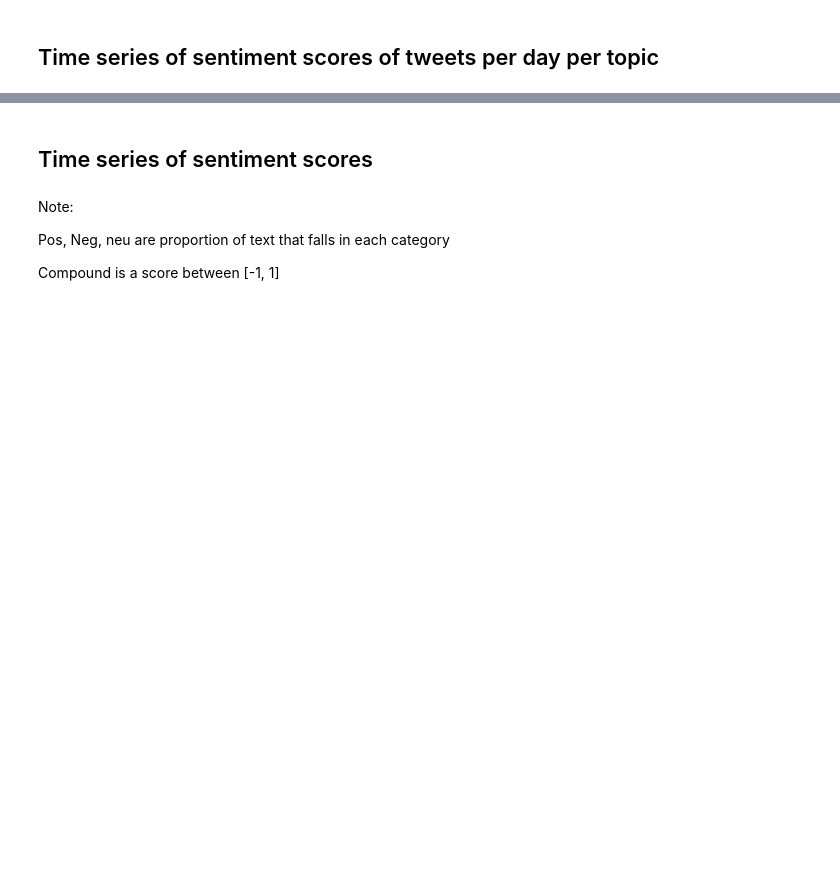
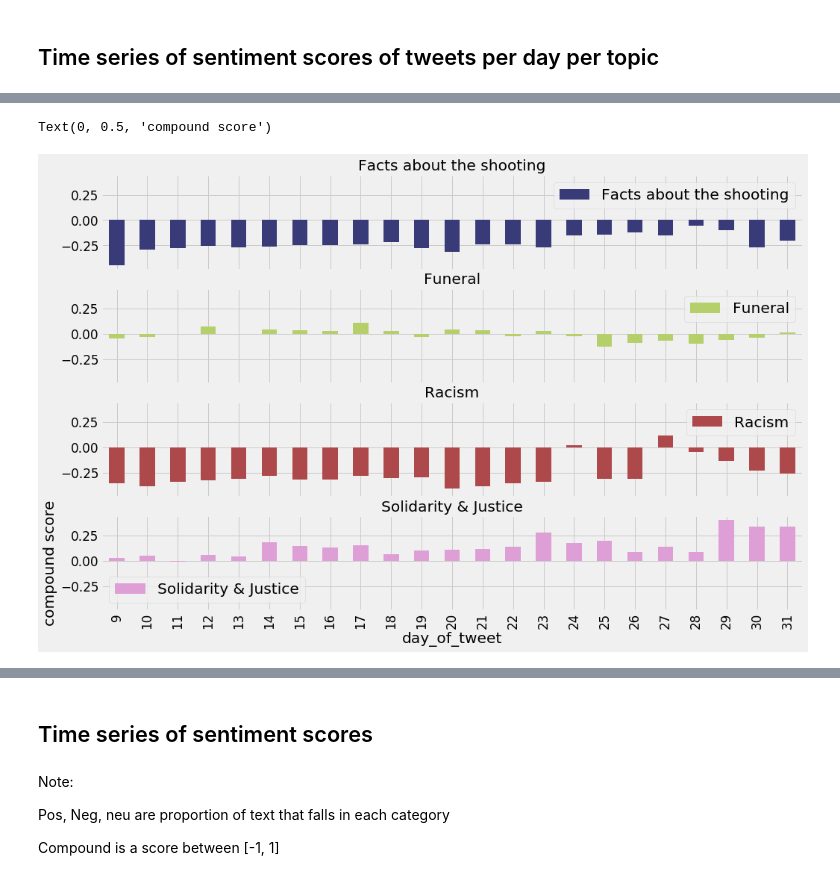
Before and after one commit to opardo/BlackLivesMatter, a Jupyter notebook: Vader_LIWC/Topics_sentimentstimeseries.ipynb, the cells around one changed output, grey strips where cells are left out. Saved outputs shown, nothing was run; the diff lists cells and outputs as text; code cells hidden in the pictures; blank space fills up the shorter version.

```diff
--- a/Vader_LIWC/Topics_sentimentstimeseries.ipynb
+++ b/Vader_LIWC/Topics_sentimentstimeseries.ipynb
@@ -146,0 +202,13 @@ Text(0, 0.5, 'compound score')
+# %%
+params = {'legend.fontsize': 'x-large',
+          'figure.figsize': (15, 10),
+         'axes.labelsize': 'x-large',
+         'axes.titlesize':'x-large',
+         'xtick.labelsize':'large',
+         'ytick.labelsize':'large'}
+pylab.rcParams.update(params)
+pivoted_df.plot.bar(colormap='tab20b', grid=True,linewidth=3, subplots = True, sharey=True, legend = 'lower right')
+plt.ylabel("compound score")
+# %% [output]
+Text(0, 0.5, 'compound score')
+[figure, added]
```
Also changed, not shown: parts of 20 cells of this notebook.
